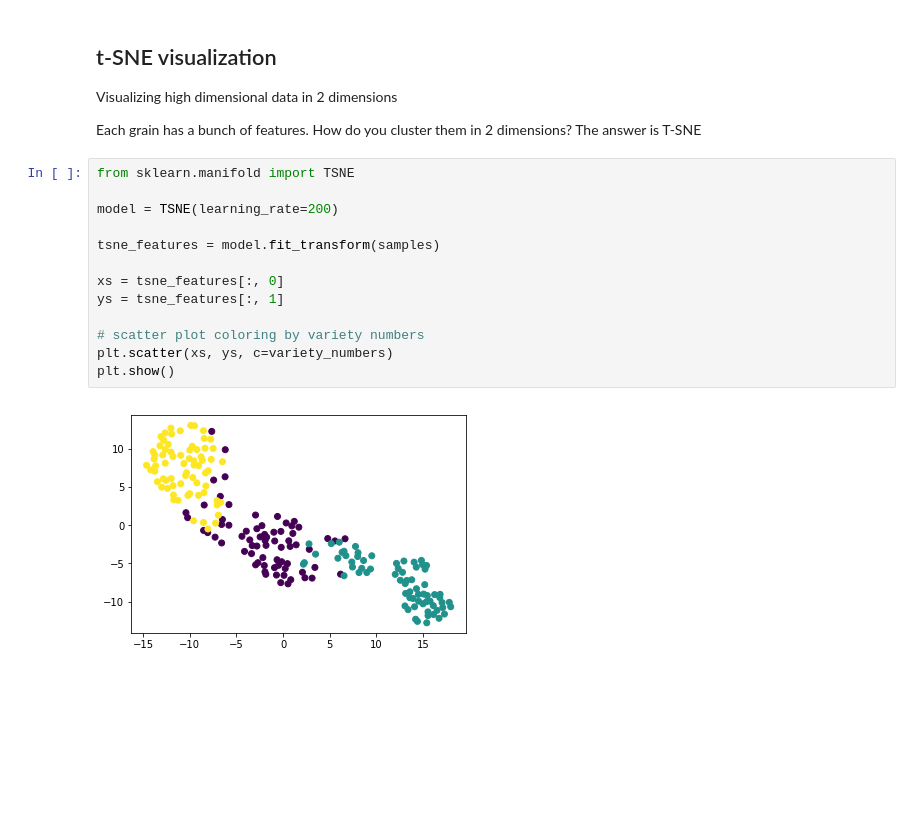
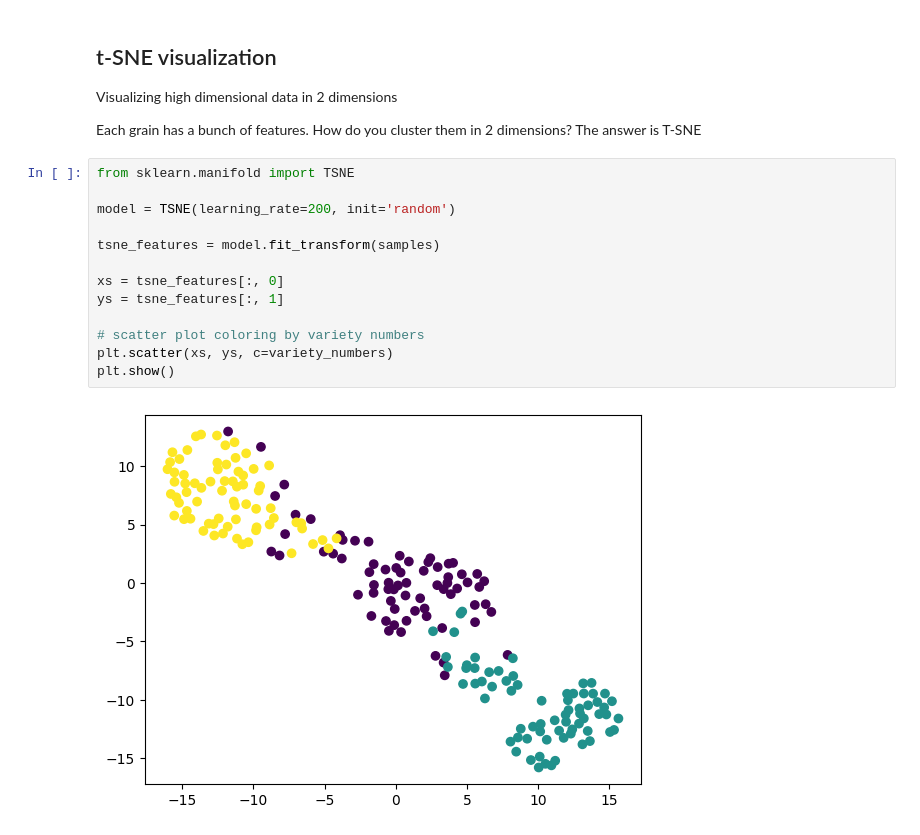
Before and after one commit to ajuljulian/machine-learning-a-z, a Jupyter notebook: unsupervised-learning/k_means.ipynb, the cells around one changed output. Cells and saved outputs as stored; diff of their text form; blank space fills up the shorter version.

```diff
--- a/unsupervised-learning/k_means.ipynb
+++ b/unsupervised-learning/k_means.ipynb
@@ -189,15 +191,15 @@ Each grain has a bunch of features.  How do you cluster them in 2 dimensions? Th
 # %%
 from sklearn.manifold import TSNE
 
-model = TSNE(learning_rate=200)
+model = TSNE(learning_rate=200, init='random')
 
 tsne_features = model.fit_transform(samples)
 
 xs = tsne_features[:, 0]
 ys = tsne_features[:, 1]
 
 # scatter plot coloring by variety numbers
 plt.scatter(xs, ys, c=variety_numbers)
 plt.show()
 # %% [output]
-[figure, old version]
+[figure, new version]
```
Also changed, not shown: parts of 5 cells of this notebook, 2 other files.
